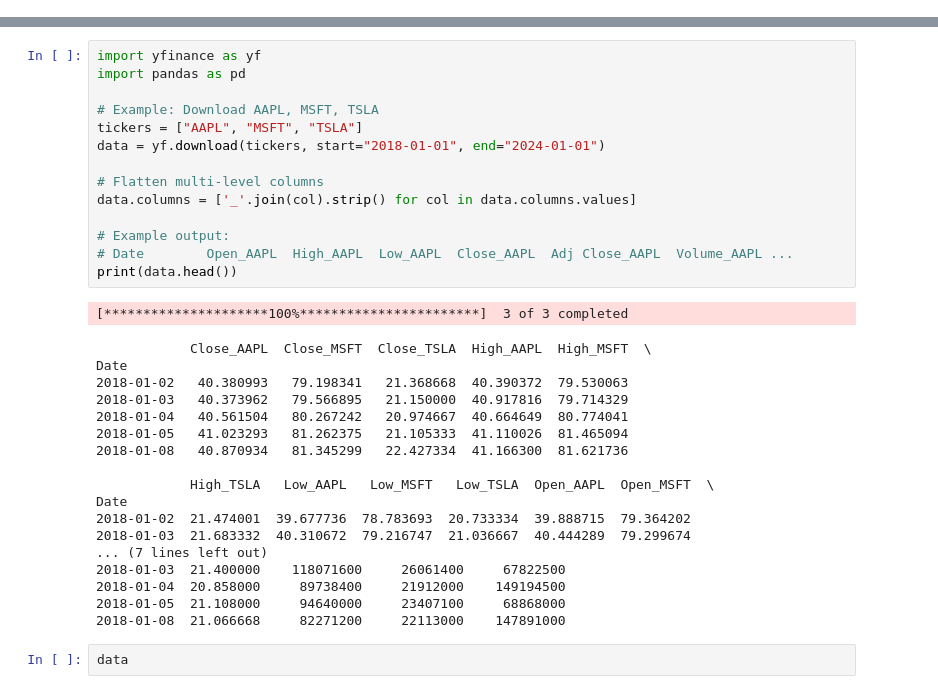
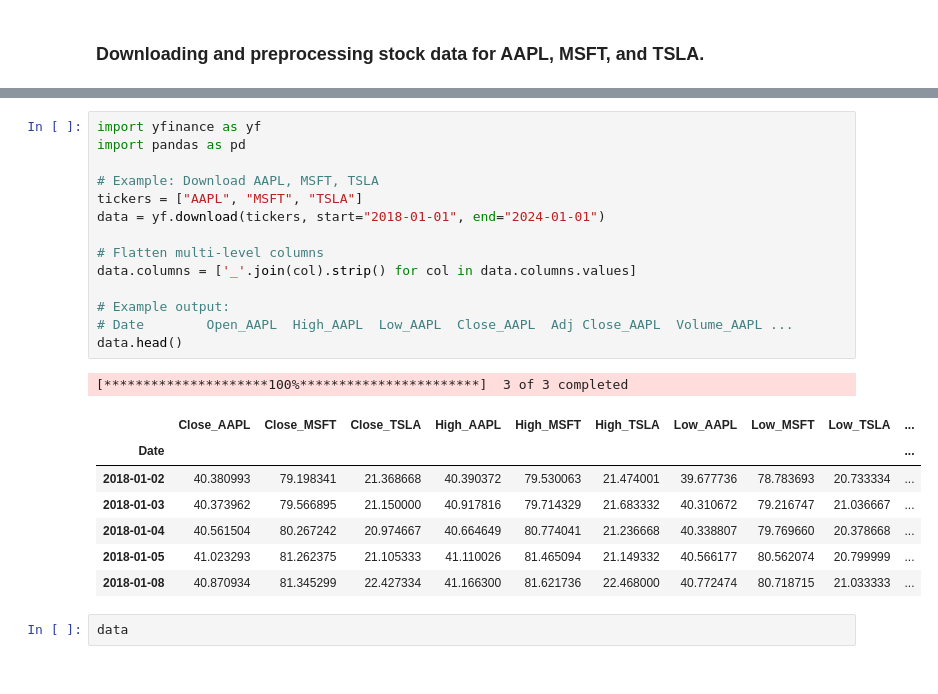
Before and after one commit to kunal-nehete/Stock_Screening_ML, a Jupyter notebook: Stock Screening.ipynb, the cells around one changed output, grey strips where cells are left out. Saved outputs shown, nothing was run; the diff lists cells and outputs as text.

```diff
--- a/Stock Screening.ipynb
+++ b/Stock Screening.ipynb
@@ -1,3 +14,5 @@
+# %% [markdown]
+### Downloading and preprocessing stock data for AAPL, MSFT, and TSLA.
 # %%
 #%pip install yfinance
 import yfinance as yf
@@ -16,36 +31,26 @@ data.head()
 # %%
 import yfinance as yf
 import pandas as pd
 
 # Example: Download AAPL, MSFT, TSLA
 tickers = ["AAPL", "MSFT", "TSLA"]
 data = yf.download(tickers, start="2018-01-01", end="2024-01-01")
 
 # Flatten multi-level columns
 data.columns = ['_'.join(col).strip() for col in data.columns.values]
 
 # Example output:
 # Date        Open_AAPL  High_AAPL  Low_AAPL  Close_AAPL  Adj Close_AAPL  Volume_AAPL ...
-print(data.head())
+data.head()
 # %% [output]
 [*********************100%***********************]  3 of 3 completed
-            Close_AAPL  Close_MSFT  Close_TSLA  High_AAPL  High_MSFT  \
-Date
-2018-01-02   40.380993   79.198341   21.368668  40.390372  79.530063
-2018-01-03   40.373962   79.566895   21.150000  40.917816  79.714329
-2018-01-04   40.561504   80.267242   20.974667  40.664649  80.774041
-2018-01-05   41.023293   81.262375   21.105333  41.110026  81.465094
-2018-01-08   40.870934   81.345299   22.427334  41.166300  81.621736
-
-            High_TSLA   Low_AAPL   Low_MSFT   Low_TSLA  Open_AAPL  Open_MSFT  \
-Date
-2018-01-02  21.474001  39.677736  78.783693  20.733334  39.888715  79.364202
-2018-01-03  21.683332  40.310672  79.216747  21.036667  40.444289  79.299674
-... (7 lines left out)
-2018-01-03  21.400000    118071600     26061400     67822500
-2018-01-04  20.858000     89738400     21912000    149194500
-2018-01-05  21.108000     94640000     23407100     68868000
-2018-01-08  21.066668     82271200     22113000    147891000
+|  | Close_AAPL | Close_MSFT | Close_TSLA | High_AAPL | High_MSFT | High_TSLA | Low_AAPL | Low_MSFT | Low_TSLA | ... |
+| Date |  |  |  |  |  |  |  |  |  | ... |
+| 2018-01-02 | 40.380993 | 79.198341 | 21.368668 | 40.390372 | 79.530063 | 21.474001 | 39.677736 | 78.783693 | 20.733334 | ... |
+| 2018-01-03 | 40.373962 | 79.566895 | 21.150000 | 40.917816 | 79.714329 | 21.683332 | 40.310672 | 79.216747 | 21.036667 | ... |
+| 2018-01-04 | 40.561504 | 80.267242 | 20.974667 | 40.664649 | 80.774041 | 21.236668 | 40.338807 | 79.769660 | 20.378668 | ... |
+| 2018-01-05 | 41.023293 | 81.262375 | 21.105333 | 41.110026 | 81.465094 | 21.149332 | 40.566177 | 80.562074 | 20.799999 | ... |
+| 2018-01-08 | 40.870934 | 81.345299 | 22.427334 | 41.166300 | 81.621736 | 22.468000 | 40.772474 | 80.718715 | 21.033333 | ... |
 # %%
 data
 # %% [output]
```
Also changed, not shown: parts of 7 cells of this notebook.
